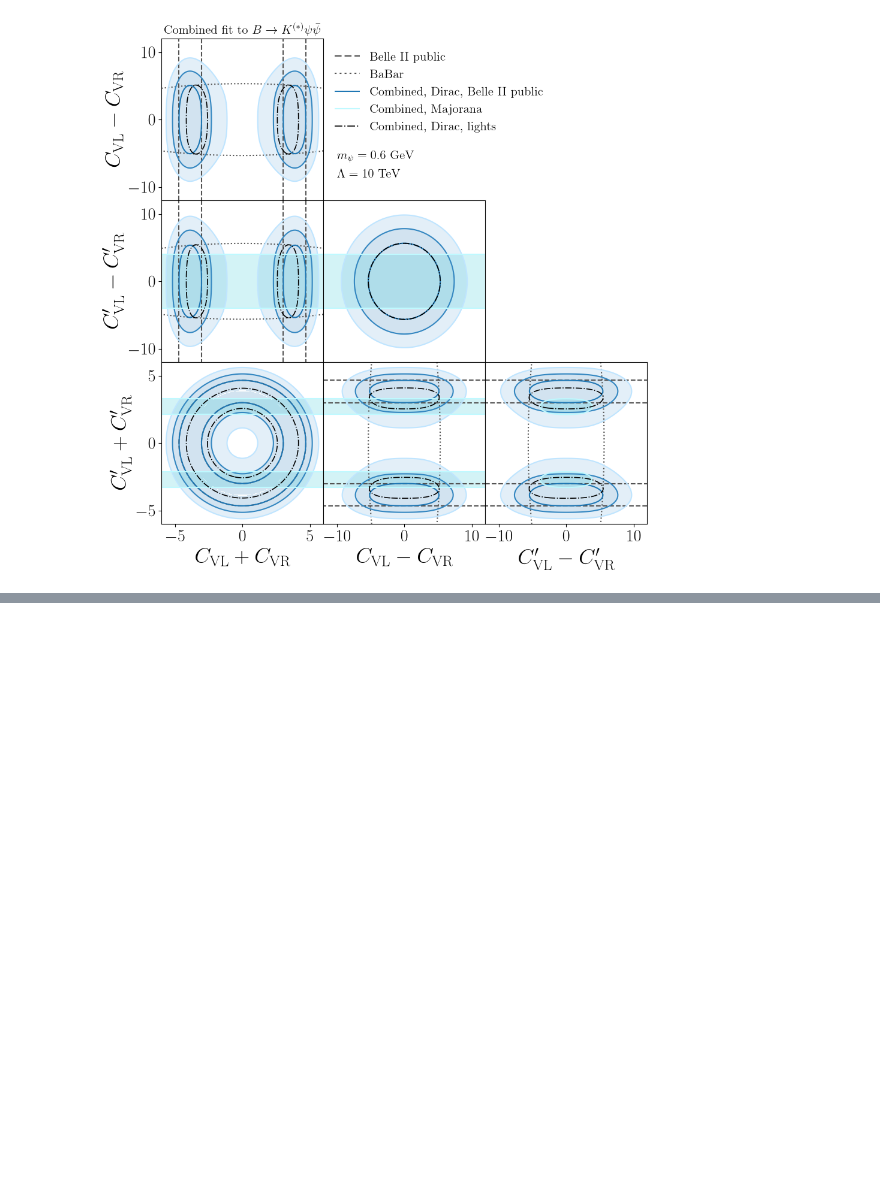
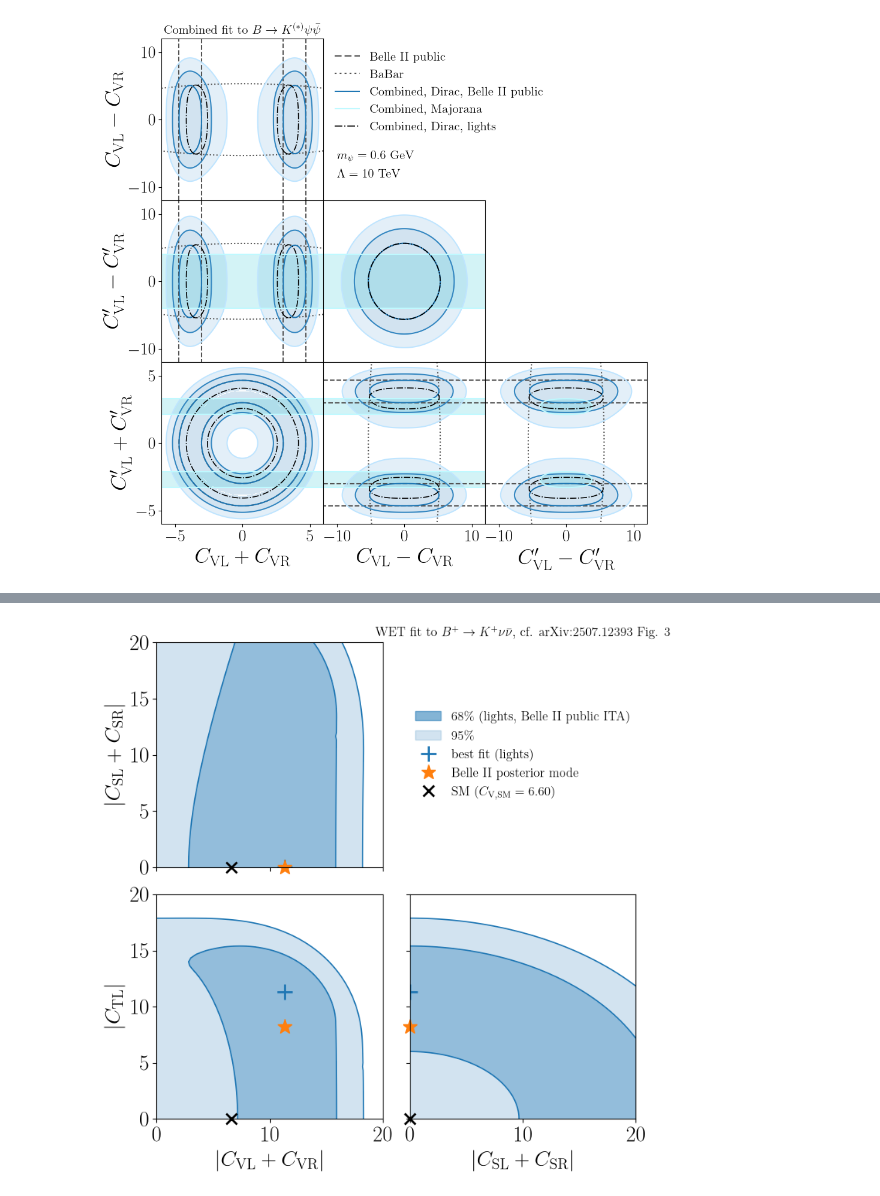
Before and after one commit to PatrickBolton/bk-invisible-fits, a Jupyter notebook: notebooks/04_NP_coupling.ipynb, the cells around one changed output, grey strips where cells are left out. Saved outputs shown, nothing was run; the diff lists cells and outputs as text; code cells hidden in the pictures; blank space fills up the shorter version.

Commit message:
Add the WET channel and reproduce Belle II's WET fit (arXiv:2507.12393 Fig. 3)

```diff
--- a/notebooks/04_NP_coupling.ipynb
+++ b/notebooks/04_NP_coupling.ipynb
@@ -318,0 +330,43 @@ fermion_panels(fermion_public, "3body_fermion_vectorcoupling_public.pdf", compar
+# %%
+from lights.fits import profile_logLL_strengths
+from lights.constants import ALPHA, ALPHA_MB, Xt, SWsq
+
+CV_SM = Xt / SWsq * ALPHA / ALPHA_MB      # 6.60: |C_V|^2 = mu_SM CV_SM^2, in the WET normalisation (alpha_e(m_b))
+WET_S, WET_T = Model("nunu", 0., CS = 1.), Model("nunu", 0., CT = 1.)   # x1 = |C_S|, x2 = |C_T|
+C_wet = np.linspace(0, 20, 61)                                          # couplings, Belle II's prior range
+to_x = {"x0": (C_wet / CV_SM)**2, "x1": C_wet, "x2": C_wet}
+wet = {pair: profile_logLL_strengths("BelleII_public", WET_S, WET_T, pair, to_x[pair[0]], to_x[pair[1]])
+       for pair in (("x0", "x1"), ("x0", "x2"), ("x1", "x2"))}
+# %%
+labels = {"x0": r'$|C_{\rm VL} + C_{\rm VR}|$', "x1": r'$|C_{\rm SL} + C_{\rm SR}|$', "x2": r'$|C_{\rm TL}|$'}
+SM = {"x0": CV_SM, "x1": 0, "x2": 0}
+mode_belle = {"x0": 11.3, "x1": 0.0, "x2": 8.2}
+
+fig, axes = plt.subplots(nrows = 2, ncols = 2, sharex = 'col', sharey = 'row', figsize = (8, 8))
+fig.subplots_adjust(wspace = 0.12, hspace = 0.12)
+axes[0, 1].axis('off')
+X, Y = np.meshgrid(C_wet, C_wet)
+for pair, ax in ((("x0", "x1"), axes[0, 0]), (("x0", "x2"), axes[1, 0]), (("x1", "x2"), axes[1, 1])):
+    grid = wet[pair]
+    ax.contourf(X, Y, grid, levels = [0, 5.99], colors = 'C0', alpha = 0.2)
+    ax.contourf(X, Y, grid, levels = [0, 2.30], colors = 'C0', alpha = 0.35)
+    ax.contour(X, Y, grid, levels = [2.30, 5.99], colors = 'C0', linewidths = 1.2)
+    j, i = np.unravel_index(np.argmin(grid), grid.shape)
+    best, = ax.plot(C_wet[i], C_wet[j], '+', color = 'C0', ms = 14, mew = 2)
+    sm, = ax.plot(SM[pair[0]], SM[pair[1]], 'x', color = 'k', ms = 10, mew = 2, clip_on = False)
+    mode, = ax.plot(mode_belle[pair[0]], mode_belle[pair[1]], '*', color = 'C1', ms = 14, clip_on = False)
+    ax.set_xlim(0, 20)
+    ax.set_ylim(0, 20)
+axes[1, 0].set_xlabel(labels["x0"])
+axes[1, 1].set_xlabel(labels["x1"])
+axes[0, 0].set_ylabel(labels["x1"])
+axes[1, 0].set_ylabel(labels["x2"])
+regions = [plt.Rectangle((0, 0), 1, 1, color = 'C0', alpha = a) for a in (0.55, 0.2)]
+axes[0, 1].legend(regions + [best, mode, sm],
+                  [r'68\% (lights, Belle II public ITA)', r'95\%', 'best fit (lights)', 'Belle II posterior mode',
+                   r'SM ($C_{\rm V,SM} = 6.60$)'],
+                  loc = 'center', fontsize = 12, frameon = False)
+axes[0, 1].set_title(r'WET fit to $B^+\to K^+\nu\bar\nu$, cf. arXiv:2507.12393 Fig. 3', fontsize = 12)
+plt.savefig(SAVE_DIR / "WET_belle2_fig3.pdf", bbox_inches = 'tight')
+# %% [output]
+[figure, added]
```
Also changed, not shown: parts of 1 cell of this notebook, 7 other files.
